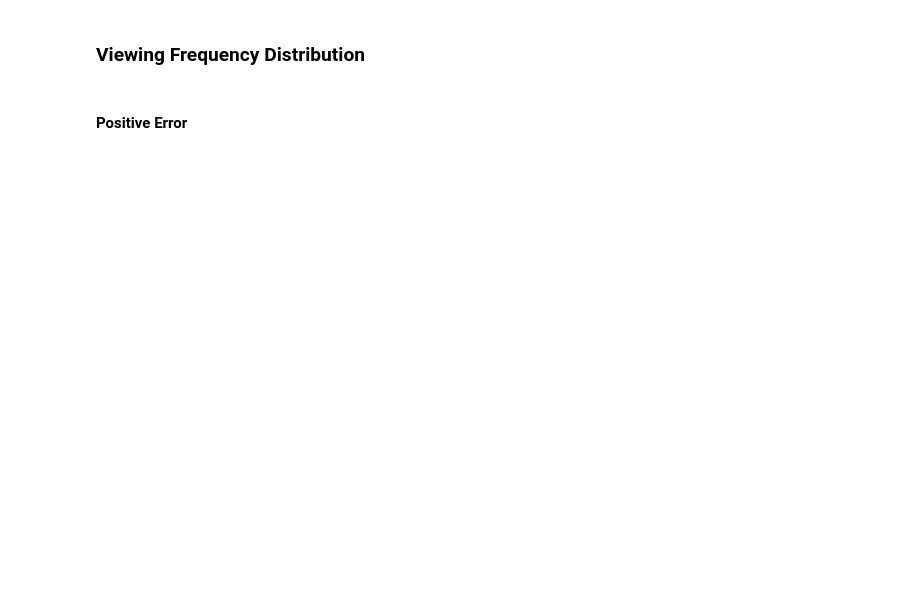
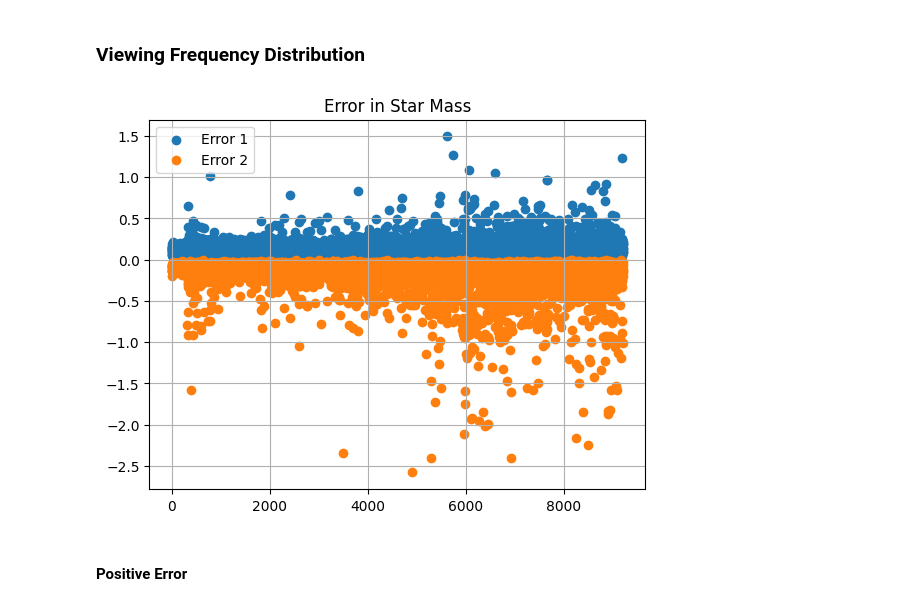
Before and after one commit to drachmacollector/Kepler-AI, a Jupyter notebook: Stellar_Analytics.ipynb, the cells around one changed output. Cells and saved outputs as stored; diff of their text form; code cells hidden in the pictures; blank space fills up the shorter version.

```diff
--- a/Stellar_Analytics.ipynb
+++ b/Stellar_Analytics.ipynb
@@ -262,11 +224,13 @@ df["koi_impact_err2"].fillna(np.nanpercentile(missing_error_values_df["koi_impac
 # %% [markdown]
 ### Viewing Frequency Distribution
 # %%
-plt.scatter(range(missing_error_values_df.shape[0]), missing_error_values_df["koi_duration_err1"].values, label = "Error 1")
-plt.scatter(range(missing_error_values_df.shape[0]), missing_error_values_df["koi_duration_err2"].values, label = "Error 2")
-plt.title("Error in Transit Duration")
+plt.scatter(range(missing_error_values_df.shape[0]), missing_error_values_df["mass_err1"].values, label = "Error 1")
+plt.scatter(range(missing_error_values_df.shape[0]), missing_error_values_df["mass_err2"].values, label = "Error 2")
+plt.title("Error in Star Mass")
 plt.legend()
 plt.grid()
+# %% [output]
+[figure, added]
 # %% [markdown]
 #### Positive Error
 # %%
```
Also changed, not shown: parts of 123 cells of this notebook.
